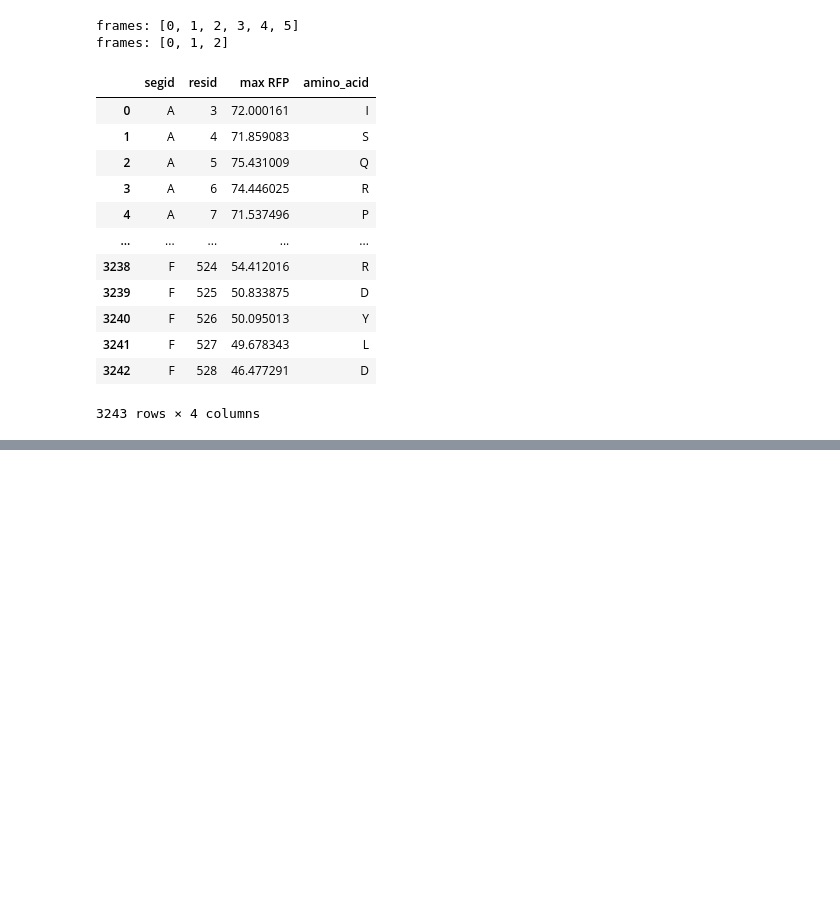
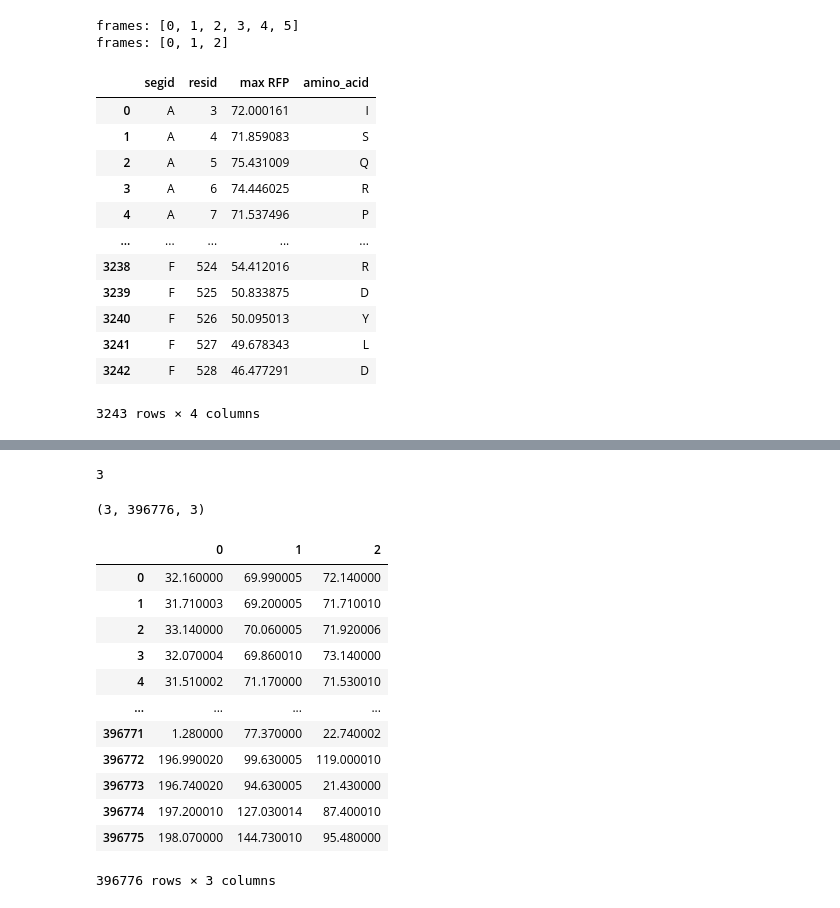
Before and after one commit to fowler-lab/sbmlcore, a Jupyter notebook: trajectory_playbook.ipynb, the cells around one changed output, grey strips where cells are left out. Cells and saved outputs as stored; diff of their text form; code cells hidden in the pictures; blank space fills up the shorter version.

```diff
--- a/trajectory_playbook.ipynb
+++ b/trajectory_playbook.ipynb
@@ -219,0 +338,26 @@ df
+# %%
+len(coordinates.timeseries)
+# %% [output]
+3
+# %%
+coordinates.timeseries.shape
+# %% [output]
+(3, 396776, 3)
+# %%
+df = pandas.read_csv('tests/test_start_coordinates_frame0.csv', index_col=0)
+# %%
+df
+# %% [output]
+|  | 0 | 1 | 2 |
+| 0 | 32.160000 | 69.990005 | 72.140000 |
+| 1 | 31.710003 | 69.200005 | 71.710010 |
+| 2 | 33.140000 | 70.060005 | 71.920006 |
+| 3 | 32.070004 | 69.860010 | 73.140000 |
+| 4 | 31.510002 | 71.170000 | 71.530010 |
+| ... | ... | ... | ... |
+| 396771 | 1.280000 | 77.370000 | 22.740002 |
+| 396772 | 196.990020 | 99.630005 | 119.000010 |
+| 396773 | 196.740020 | 94.630005 | 21.430000 |
+| 396774 | 197.200010 | 127.030014 | 87.400010 |
+| 396775 | 198.070000 | 144.730010 | 95.480000 |
+396776 rows × 3 columns
```
Also changed, not shown: parts of 44 cells of this notebook, 5 other files.
